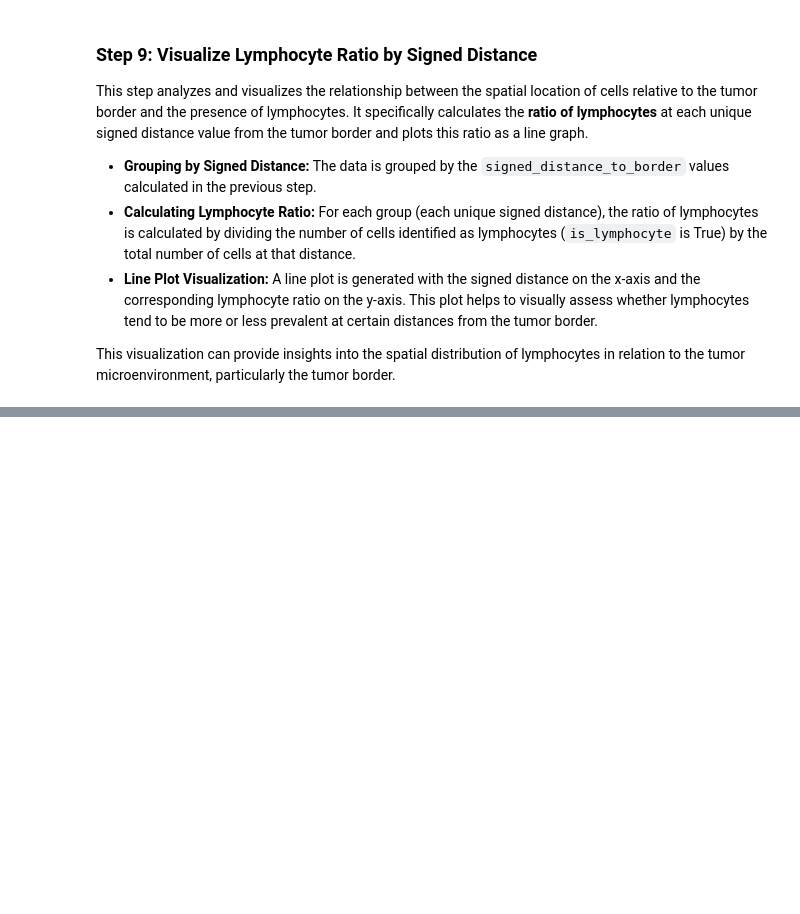
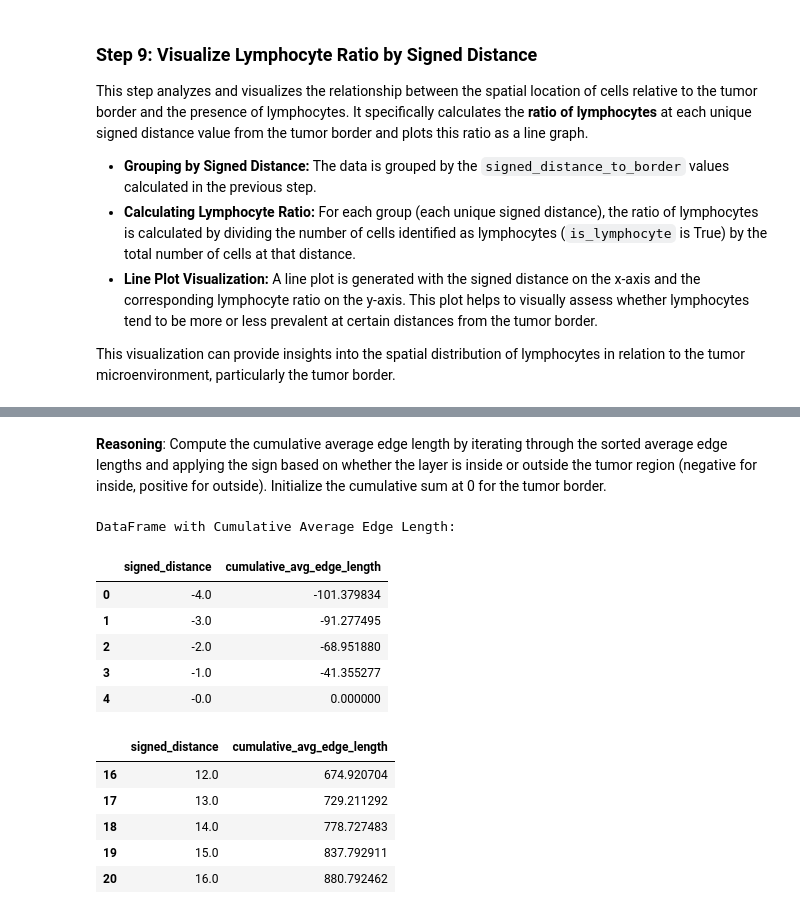
Before and after one commit to huangch/hplot_tutorial, a Jupyter notebook: hplot_tutorial.ipynb, the cells around one changed output, grey strips where cells are left out. Saved outputs shown, nothing was run; the diff lists cells and outputs as text; code cells hidden in the pictures; blank space fills up the shorter version.

```diff
--- a/hplot_tutorial.ipynb
+++ b/hplot_tutorial.ipynb
@@ -801,0 +1103,61 @@ plt.show()
+# %% [markdown]
+**Reasoning**:
+Compute the cumulative average edge length by iterating through the sorted average edge lengths and applying the sign based on whether the layer is inside or outside the tumor region (negative for inside, positive for outside). Initialize the cumulative sum at 0 for the tumor border.
+# %%
+# Convert the sorted Series to a DataFrame for easier manipulation
+plot_df = avg_lengths_series.reset_index()
+plot_df.columns = ['signed_distance', 'avg_edge_length_to_prev_layer']
+
+# Create a new column for cumulative average edge length
+plot_df['cumulative_avg_edge_length'] = 0.0
+
+# Find the row index corresponding to the tumor border (signed distance 0)
+border_index = plot_df[plot_df['signed_distance'] == 0].index
+
+if not border_index.empty:
+    border_index = border_index[0]
+
+    # Calculate cumulative sum for distances greater than 0 (outside tumor region)
+    for i in range(border_index + 1, len(plot_df)):
+        # Ensure the previous layer has a non-NaN average length to add
+        if not pd.isna(plot_df.loc[i - 1, 'avg_edge_length_to_prev_layer']):
+             # Add the average length of the edge connecting the current layer to the previous layer
+            plot_df.loc[i, 'cumulative_avg_edge_length'] = plot_df.loc[i - 1, 'cumulative_avg_edge_length'] + plot_df.loc[i - 1, 'avg_edge_length_to_prev_layer']
+        else:
+            # If the edge to the previous layer is NaN, the cumulative distance is also NaN
+            plot_df.loc[i, 'cumulative_avg_edge_length'] = np.nan
+
+
+    # Calculate cumulative sum for distances less than 0 (inside tumor region)
+    for i in range(border_index - 1, -1, -1):
+         # Ensure the current layer has a non-NaN average length to subtract
+        if not pd.isna(plot_df.loc[i, 'avg_edge_length_to_prev_layer']):
+             # Subtract the average length of the edge connecting the current layer to the next layer (closer to border)
+            plot_df.loc[i, 'cumulative_avg_edge_length'] = plot_df.loc[i + 1, 'cumulative_avg_edge_length'] - plot_df.loc[i, 'avg_edge_length_to_prev_layer']
+        else:
+            # If the edge to the next layer is NaN, the cumulative distance is also NaN
+            plot_df.loc[i, 'cumulative_avg_edge_length'] = np.nan
+
+else:
+    print("Warning: No tumor border (signed distance 0) found to anchor cumulative distance.")
+    # If no border, cumulative distances cannot be calculated relative to border, set all to NaN or handle as appropriate
+    plot_df['cumulative_avg_edge_length'] = np.nan
+
+
+print("DataFrame with Cumulative Average Edge Length:")
+display(plot_df[['signed_distance', 'cumulative_avg_edge_length']].head())
+display(plot_df[['signed_distance', 'cumulative_avg_edge_length']].tail())
+# %% [output]
+DataFrame with Cumulative Average Edge Length:
+|  | signed_distance | cumulative_avg_edge_length |
+| 0 | -4.0 | -101.379834 |
+| 1 | -3.0 | -91.277495 |
+| 2 | -2.0 | -68.951880 |
+| 3 | -1.0 | -41.355277 |
+| 4 | -0.0 | 0.000000 |
+|  | signed_distance | cumulative_avg_edge_length |
+| 16 | 12.0 | 674.920704 |
+| 17 | 13.0 | 729.211292 |
+| 18 | 14.0 | 778.727483 |
+| 19 | 15.0 | 837.792911 |
+| 20 | 16.0 | 880.792462 |
```
Also changed, not shown: parts of 30 cells of this notebook.
